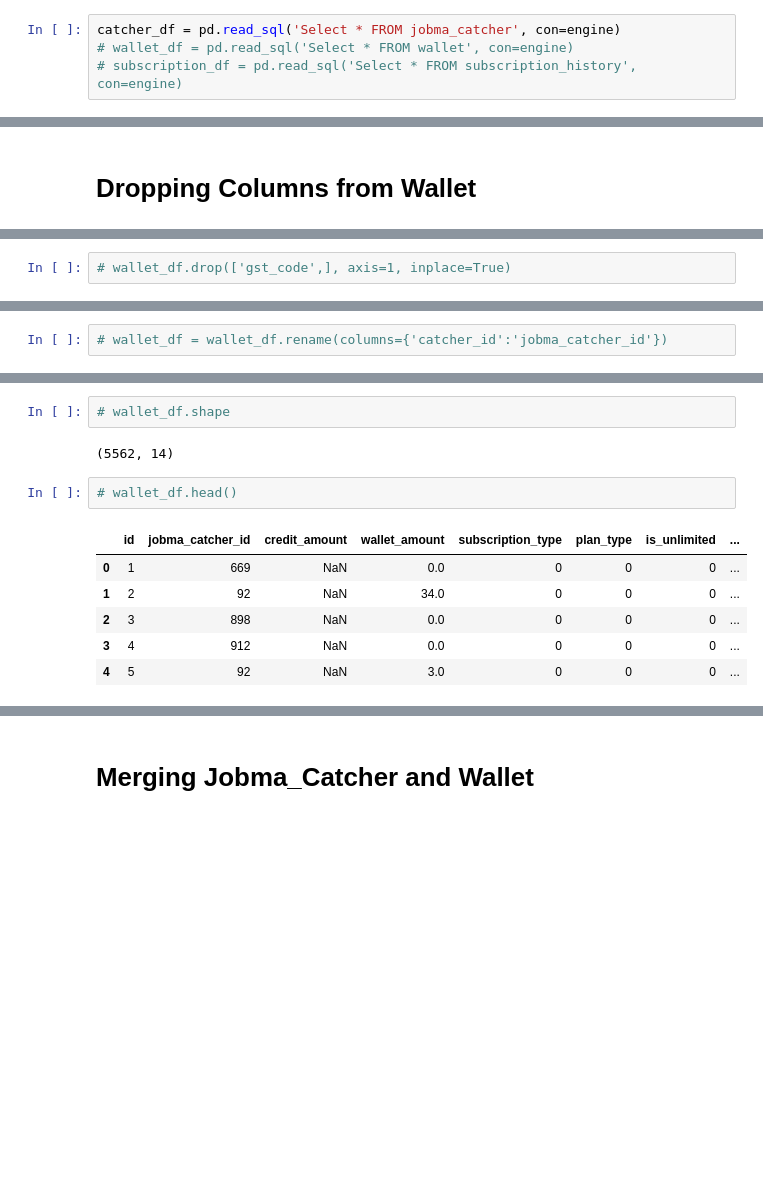
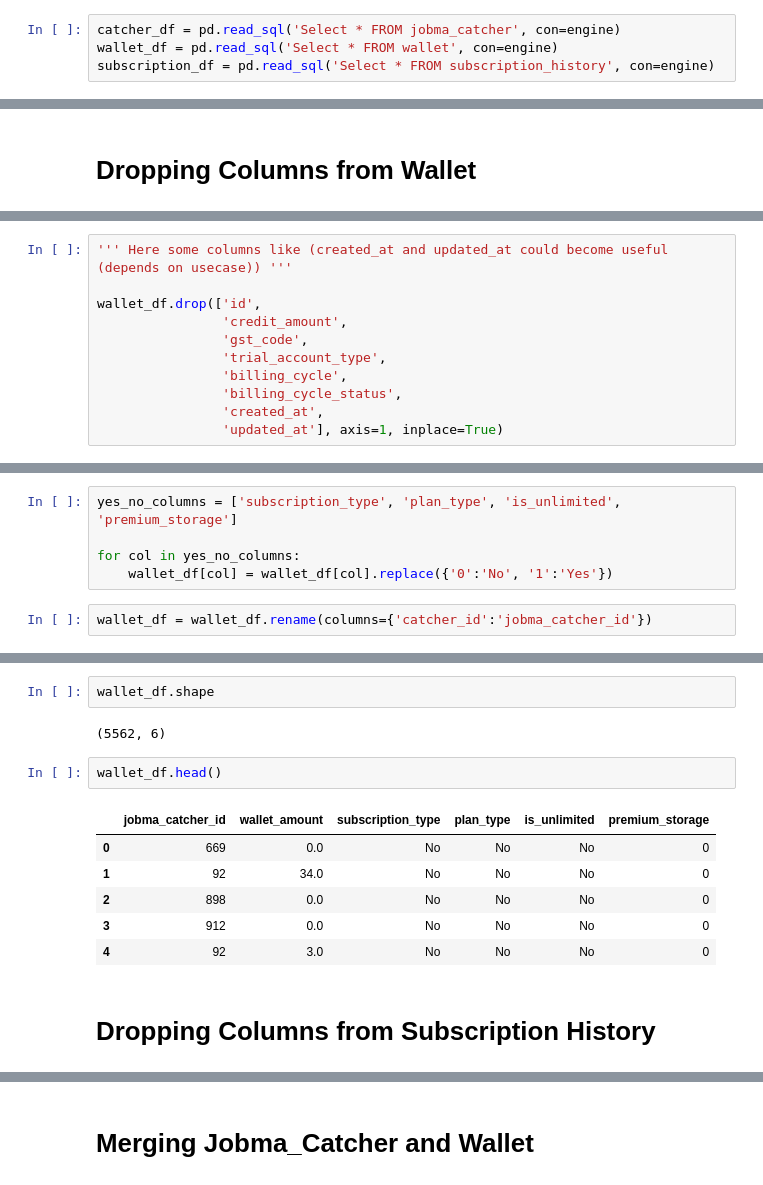
Before and after one commit to DushyantGoyal1611/Python_Jobma, a Jupyter notebook: Recommender System/Client's Loyalty Recommendation System/Untitled.ipynb, the cells around one changed output, grey strips where cells are left out. Drawn from its saved outputs; the diff is of its cells as text; blank space fills up the shorter version.

```diff
--- a/Recommender System/Client's Loyalty Recommendation System/Untitled.ipynb
+++ b/Recommender System/Client's Loyalty Recommendation System/Untitled.ipynb
@@ -5,8 +6,8 @@ from sqlalchemy import create_engine
 engine = create_engine("mysql+pymysql://root:dushi%401611@localhost:3306/jobma_database")
 # %%
 catcher_df = pd.read_sql('Select * FROM jobma_catcher', con=engine)
-# wallet_df = pd.read_sql('Select * FROM wallet', con=engine)
-# subscription_df = pd.read_sql('Select * FROM subscription_history', con=engine)
+wallet_df = pd.read_sql('Select * FROM wallet', con=engine)
+subscription_df = pd.read_sql('Select * FROM subscription_history', con=engine)
 # %%
 catcher_df.head()
 # %% [output]
@@ -69,2 +164,11 @@ catcher_df.drop(['jobma_catcher_fname',
 # %%
-# wallet_df.drop(['gst_code',], axis=1, inplace=True)
+''' Here some columns like (created_at and updated_at could become useful (depends on usecase)) '''
+
+wallet_df.drop(['id',
+                'credit_amount',
+                'gst_code',
+                'trial_account_type',
+                'billing_cycle',
+                'billing_cycle_status',
+                'created_at',
+                'updated_at'], axis=1, inplace=True)
@@ -71,2 +177,7 @@ catcher_df.drop(['jobma_catcher_fname',
+# %%
+yes_no_columns = ['subscription_type', 'plan_type', 'is_unlimited', 'premium_storage']
+
+for col in yes_no_columns:
+    wallet_df[col] = wallet_df[col].replace({'0':'No', '1':'Yes'})
 # %%
-# wallet_df = wallet_df.rename(columns={'catcher_id':'jobma_catcher_id'})
+wallet_df = wallet_df.rename(columns={'catcher_id':'jobma_catcher_id'})
@@ -73,13 +194,15 @@ catcher_df.drop(['jobma_catcher_fname',
 # %%
-# wallet_df.shape
+wallet_df.shape
 # %% [output]
-(5562, 14)
+(5562, 6)
 # %%
-# wallet_df.head()
+wallet_df.head()
 # %% [output]
-|  | id | jobma_catcher_id | credit_amount | wallet_amount | subscription_type | plan_type | is_unlimited | ... |
-| 0 | 1 | 669 | NaN | 0.0 | 0 | 0 | 0 | ... |
-| 1 | 2 | 92 | NaN | 34.0 | 0 | 0 | 0 | ... |
-| 2 | 3 | 898 | NaN | 0.0 | 0 | 0 | 0 | ... |
-| 3 | 4 | 912 | NaN | 0.0 | 0 | 0 | 0 | ... |
-| 4 | 5 | 92 | NaN | 3.0 | 0 | 0 | 0 | ... |
+|  | jobma_catcher_id | wallet_amount | subscription_type | plan_type | is_unlimited | premium_storage |
+| 0 | 669 | 0.0 | No | No | No | 0 |
+| 1 | 92 | 34.0 | No | No | No | 0 |
+| 2 | 898 | 0.0 | No | No | No | 0 |
+| 3 | 912 | 0.0 | No | No | No | 0 |
+| 4 | 92 | 3.0 | No | No | No | 0 |
+# %% [markdown]
+# Dropping Columns from Subscription History
```
Also changed, not shown: parts of 26 cells of this notebook.
